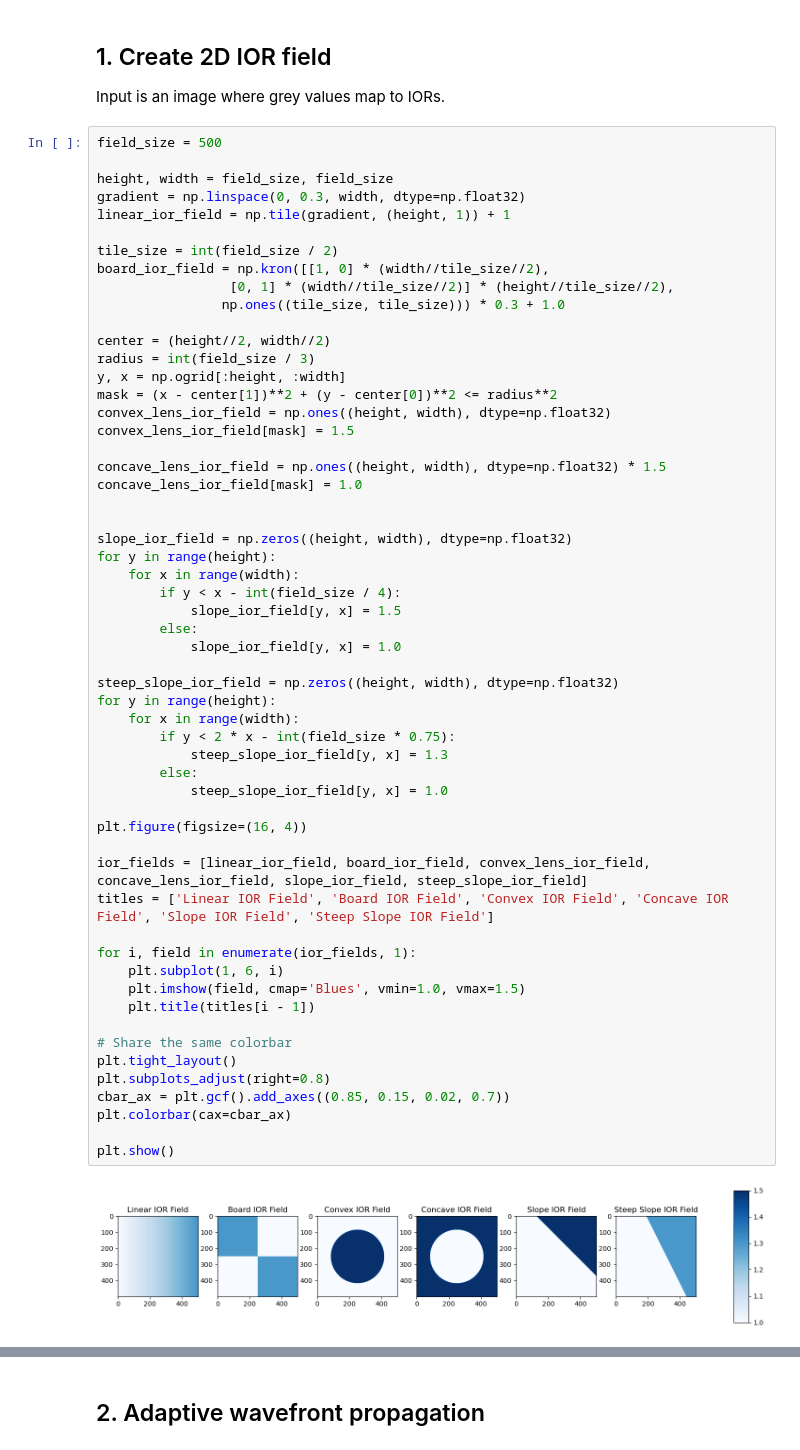
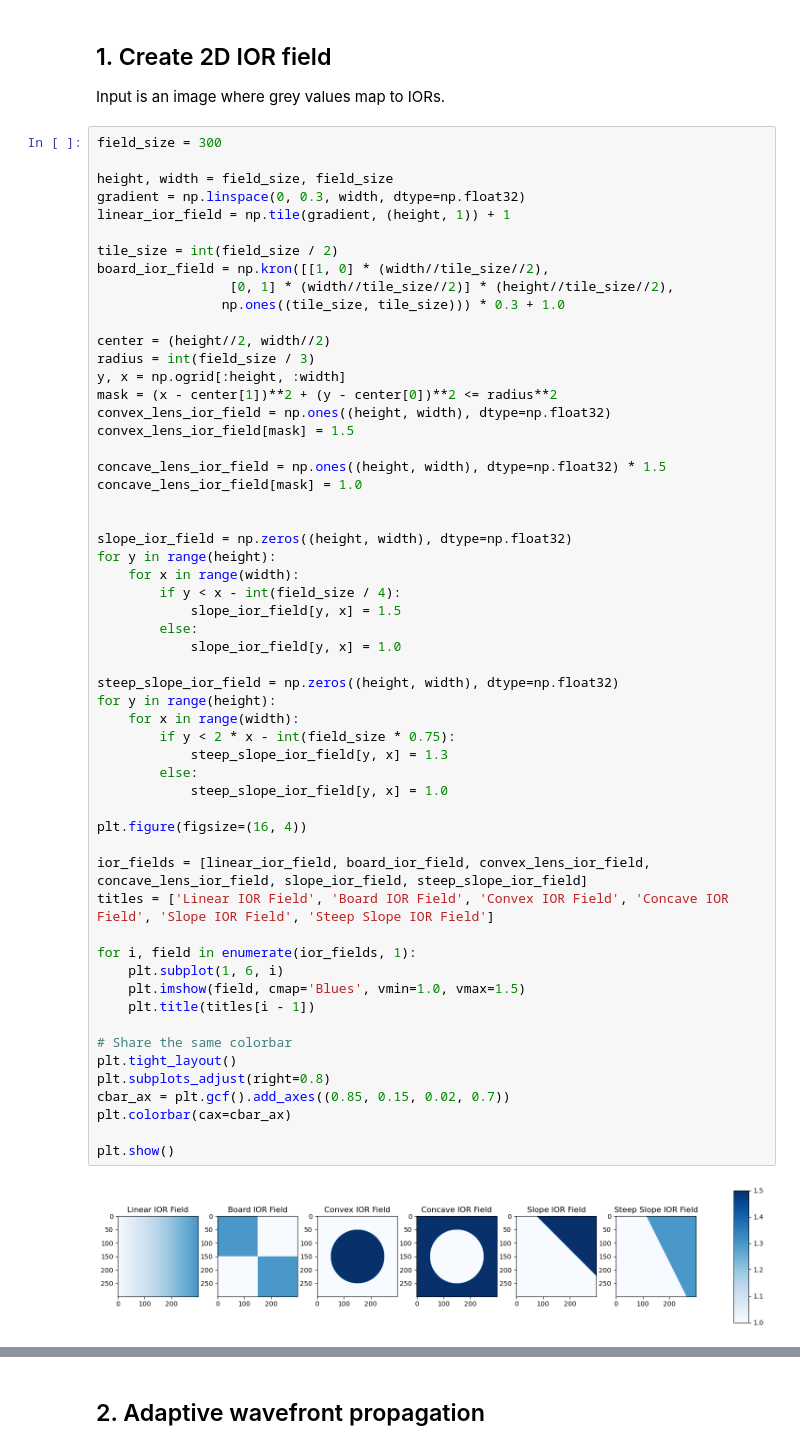
Before and after one commit to swirling-wind/demo-eikonal, a Jupyter notebook: wavefront_propagation(HighRes).ipynb, the cells around one changed output, grey strips where cells are left out. Saved outputs shown, nothing was run; the diff lists cells and outputs as text.

```diff
--- a/wavefront_propagation(HighRes).ipynb
+++ b/wavefront_propagation(HighRes).ipynb
@@ -22,7 +22,7 @@ cuda
 ## 1. Create 2D IOR field
 Input is an image where grey values map to IORs.
 # %%
-field_size = 500
+field_size = 300
 
 height, width = field_size, field_size
 gradient = np.linspace(0, 0.3, width, dtype=np.float32)
@@ -51,34 +51,34 @@ for y in range(height):
             slope_ior_field[y, x] = 1.5
         else:
             slope_ior_field[y, x] = 1.0
 
 steep_slope_ior_field = np.zeros((height, width), dtype=np.float32)
 for y in range(height):
     for x in range(width):
         if y < 2 * x - int(field_size * 0.75):
             steep_slope_ior_field[y, x] = 1.3
         else:
             steep_slope_ior_field[y, x] = 1.0
 
 plt.figure(figsize=(16, 4))
 
 ior_fields = [linear_ior_field, board_ior_field, convex_lens_ior_field, concave_lens_ior_field, slope_ior_field, steep_slope_ior_field]
 titles = ['Linear IOR Field', 'Board IOR Field', 'Convex IOR Field', 'Concave IOR Field', 'Slope IOR Field', 'Steep Slope IOR Field']
 
 for i, field in enumerate(ior_fields, 1):
     plt.subplot(1, 6, i)
     plt.imshow(field, cmap='Blues', vmin=1.0, vmax=1.5)
     plt.title(titles[i - 1])
 
 # Share the same colorbar
 plt.tight_layout()
 plt.subplots_adjust(right=0.8)
 cbar_ax = plt.gcf().add_axes((0.85, 0.15, 0.02, 0.7))
 plt.colorbar(cax=cbar_ax)
 
 plt.show()
 # %% [output]
-[figure, old version]
+[figure, new version]
 # %%
 def compute_gradients(IOR):
     grad_x = np.gradient(IOR, axis=1)
```
Also changed, not shown: parts of 11 cells of this notebook, 1 other file.
